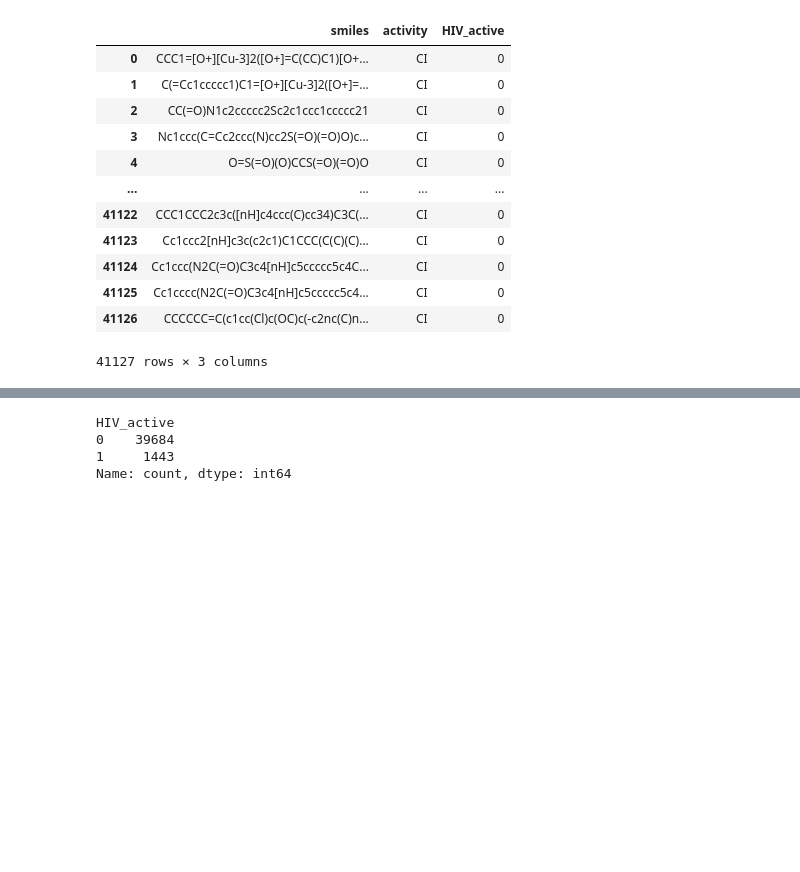
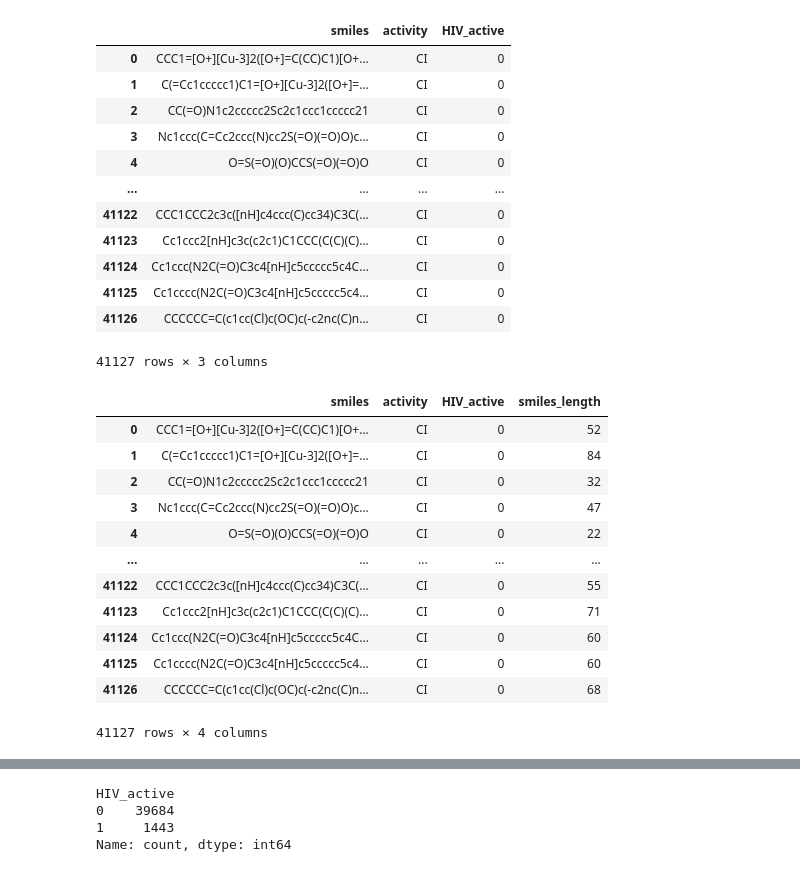
Before and after one commit to TimmmofeyD/HIV_AI, a Jupyter notebook: model/classify-hiv.ipynb, the cells around one changed output, grey strips where cells are left out. Saved outputs shown, nothing was run; the diff lists cells and outputs as text; code cells hidden in the pictures; blank space fills up the shorter version.

```diff
--- a/model/classify-hiv.ipynb
+++ b/model/classify-hiv.ipynb
@@ -53,3 +53,20 @@ df
 | 41125 | Cc1cccc(N2C(=O)C3c4[nH]c5ccccc5c4... | CI | 0 |
 | 41126 | CCCCCC=C(c1cc(Cl)c(OC)c(-c2nc(C)n... | CI | 0 |
 41127 rows × 3 columns
+# %%
+df['smiles_length'] = df['smiles'].str.len()
+df
+# %% [output]
+|  | smiles | activity | HIV_active | smiles_length |
+| 0 | CCC1=[O+][Cu-3]2([O+]=C(CC)C1)[O+... | CI | 0 | 52 |
+| 1 | C(=Cc1ccccc1)C1=[O+][Cu-3]2([O+]=... | CI | 0 | 84 |
+| 2 | CC(=O)N1c2ccccc2Sc2c1ccc1ccccc21 | CI | 0 | 32 |
+| 3 | Nc1ccc(C=Cc2ccc(N)cc2S(=O)(=O)O)c... | CI | 0 | 47 |
+| 4 | O=S(=O)(O)CCS(=O)(=O)O | CI | 0 | 22 |
+| ... | ... | ... | ... | ... |
+| 41122 | CCC1CCC2c3c([nH]c4ccc(C)cc34)C3C(... | CI | 0 | 55 |
+| 41123 | Cc1ccc2[nH]c3c(c2c1)C1CCC(C(C)(C)... | CI | 0 | 71 |
+| 41124 | Cc1ccc(N2C(=O)C3c4[nH]c5ccccc5c4C... | CI | 0 | 60 |
+| 41125 | Cc1cccc(N2C(=O)C3c4[nH]c5ccccc5c4... | CI | 0 | 60 |
+| 41126 | CCCCCC=C(c1cc(Cl)c(OC)c(-c2nc(C)n... | CI | 0 | 68 |
+41127 rows × 4 columns
```
Also changed, not shown: parts of 9 cells of this notebook, 3 other files.
